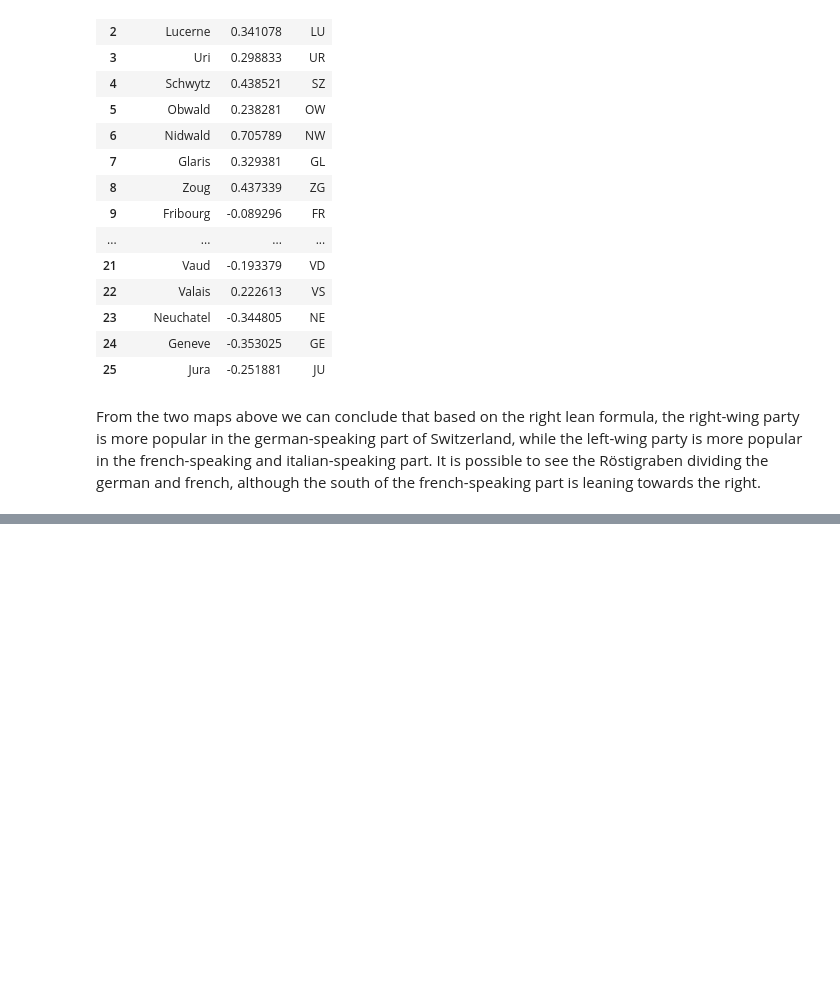
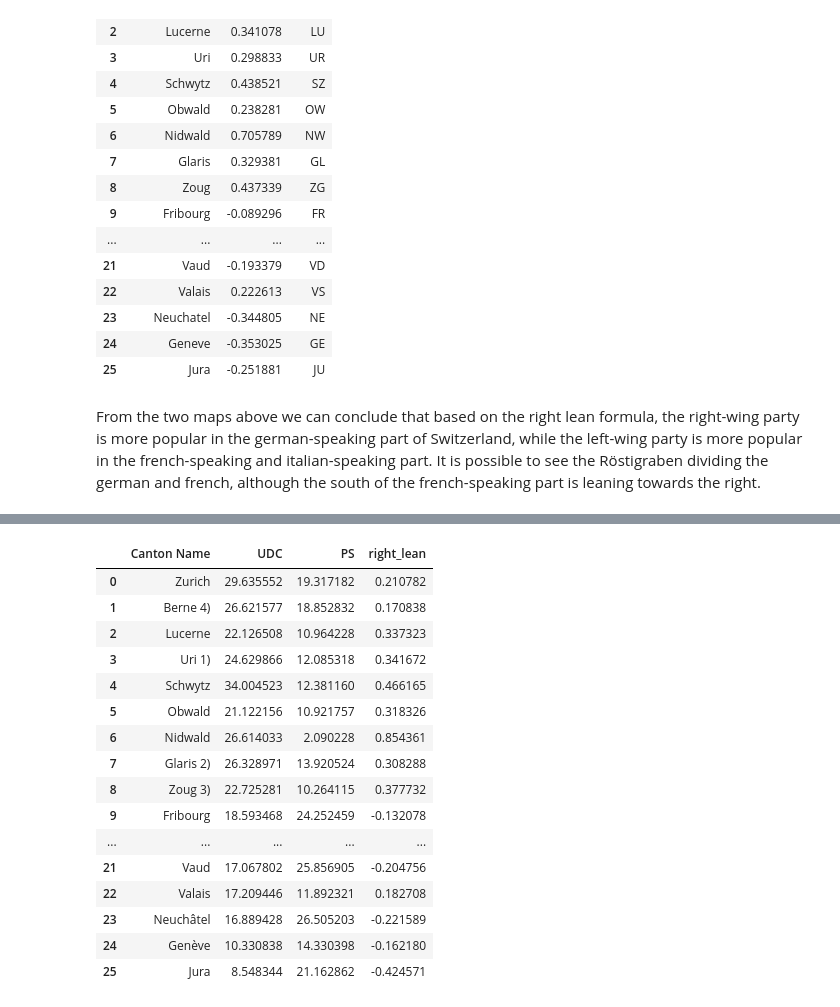
Before and after one commit to kareen2707/Folium, a Jupyter notebook: HW2_main.ipynb, the cells around one changed output, grey strips where cells are left out. Drawn from its saved outputs; the diff is of its cells as text; code cells hidden in the pictures; blank space fills up the shorter version.

```diff
--- a/HW2_main.ipynb
+++ b/HW2_main.ipynb
@@ -628,0 +658,22 @@ From the two maps above we can conclude that based on the right lean formula, th
+# %%
+past_voters = past_voting_data[["Canton Name", "UDC", "PS"]]
+past_voters = past_voters.assign(right_lean = lambda x: (x["UDC"]-x["PS"])/(x["UDC"]+x["PS"]))
+past_voters
+# %% [output]
+|  | Canton Name | UDC | PS | right_lean |
+| 0 | Zurich | 29.635552 | 19.317182 | 0.210782 |
+| 1 | Berne 4) | 26.621577 | 18.852832 | 0.170838 |
+| 2 | Lucerne | 22.126508 | 10.964228 | 0.337323 |
+| 3 | Uri 1) | 24.629866 | 12.085318 | 0.341672 |
+| 4 | Schwytz | 34.004523 | 12.381160 | 0.466165 |
+| 5 | Obwald | 21.122156 | 10.921757 | 0.318326 |
+| 6 | Nidwald | 26.614033 | 2.090228 | 0.854361 |
+| 7 | Glaris 2) | 26.328971 | 13.920524 | 0.308288 |
+| 8 | Zoug 3) | 22.725281 | 10.264115 | 0.377732 |
+| 9 | Fribourg | 18.593468 | 24.252459 | -0.132078 |
+| ... | ... | ... | ... | ... |
+| 21 | Vaud | 17.067802 | 25.856905 | -0.204756 |
+| 22 | Valais | 17.209446 | 11.892321 | 0.182708 |
+| 23 | Neuchâtel | 16.889428 | 26.505203 | -0.221589 |
+| 24 | Genève | 10.330838 | 14.330398 | -0.162180 |
+| 25 | Jura | 8.548344 | 21.162862 | -0.424571 |
```
Also changed, not shown: parts of 5 cells of this notebook.
